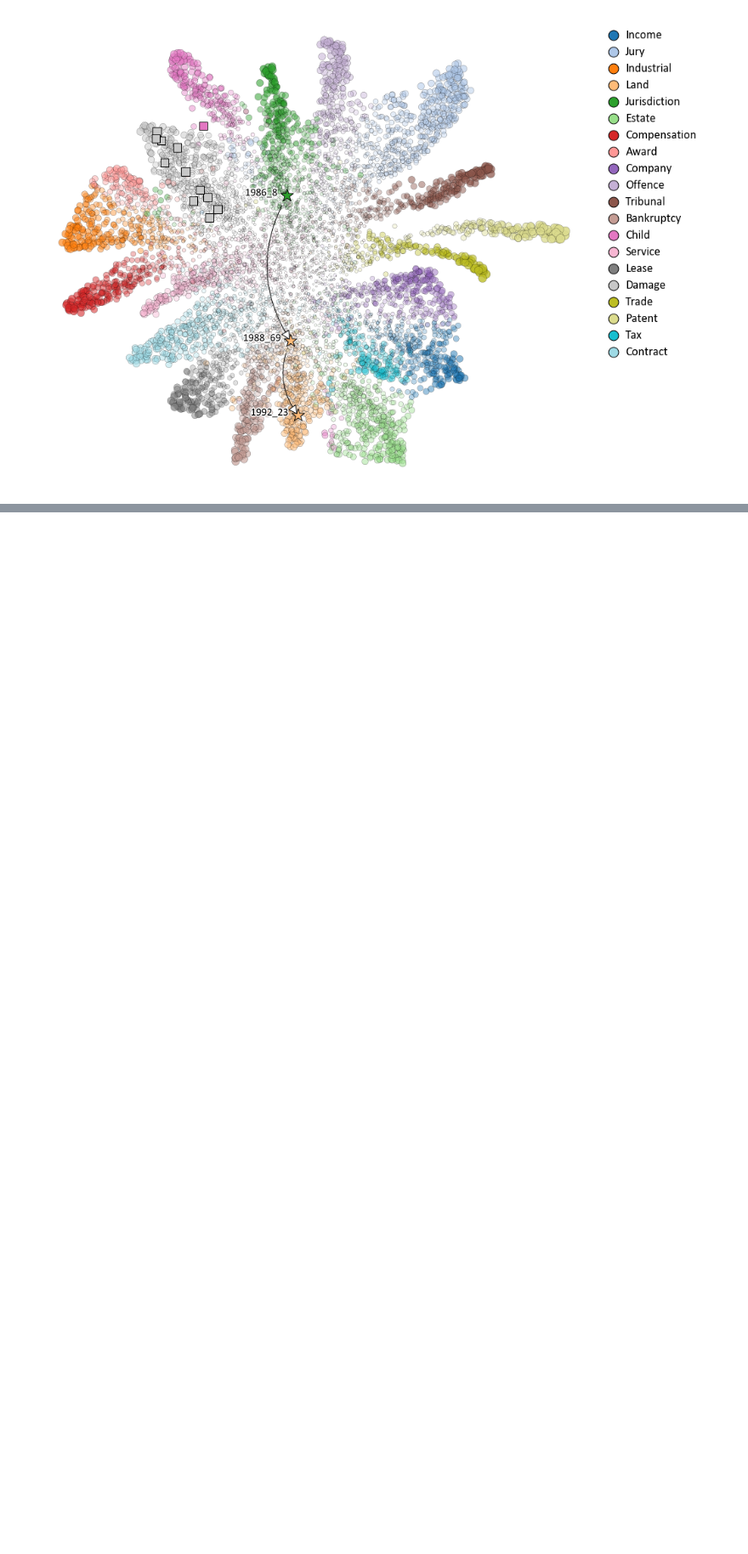
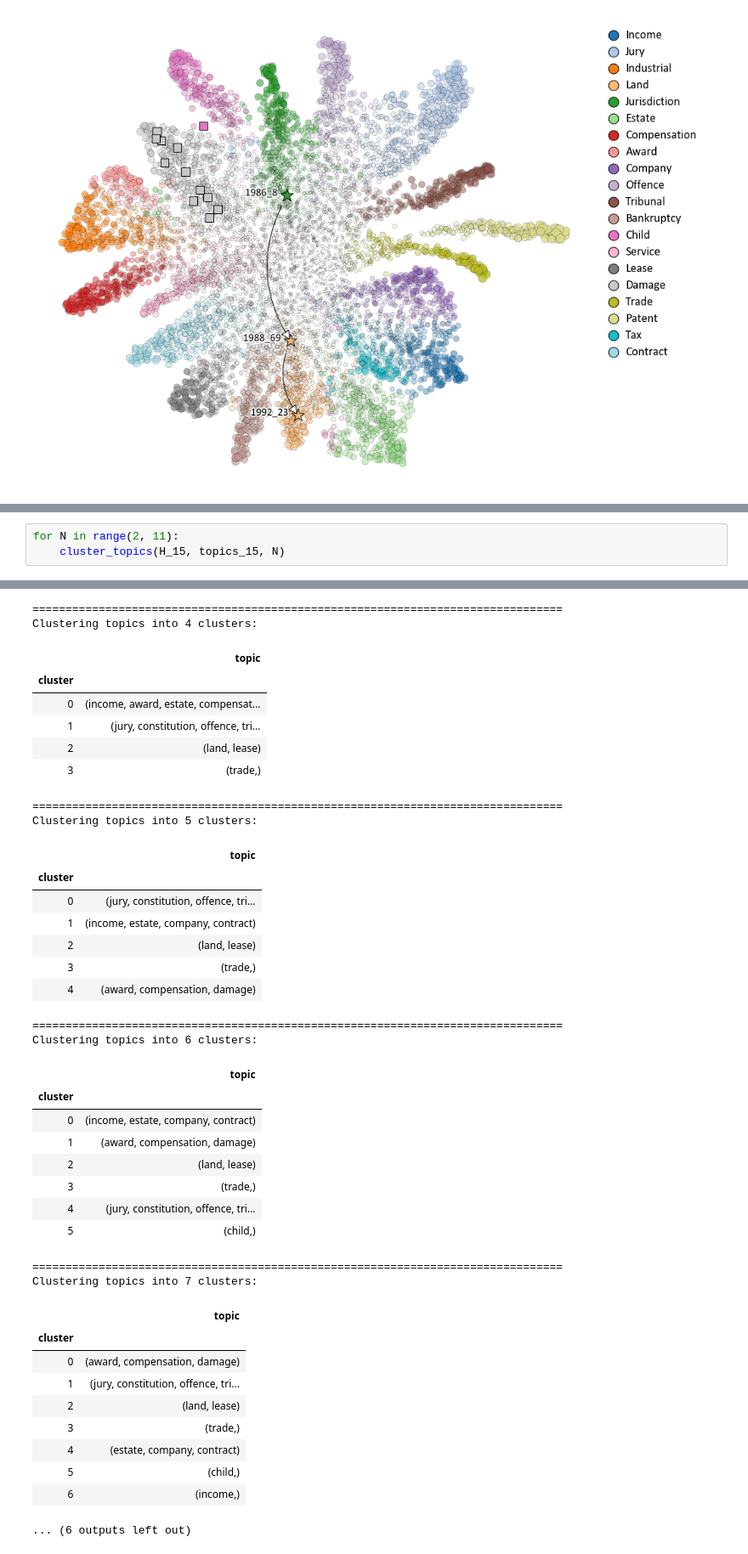
Before and after one commit to adelr/hca-proximity, a Jupyter notebook: Proximity_and_Neighbourhood.ipynb, the cells around one changed output, grey strips where cells are left out. Shown at 85% size. Saved outputs shown, nothing was run; the diff lists cells and outputs as text; blank space fills up the shorter version.

```diff
--- a/Proximity_and_Neighbourhood.ipynb
+++ b/Proximity_and_Neighbourhood.ipynb
@@ -1053,0 +1085,4 @@ fig8 = plot_embedding(model_20, Wproj_20, topics_20)
+# %%
+for N in range(2, 11):
+    cluster_topics(H_15, topics_15, N)
+# %% [output]
@@ -1053,0 +1102,39 @@ fig8 = plot_embedding(model_20, Wproj_20, topics_20)
+================================================================================
+Clustering topics into 4 clusters:
+|  | topic |
+| cluster |  |
+| 0 | (income, award, estate, compensat... |
+| 1 | (jury, constitution, offence, tri... |
+| 2 | (land, lease) |
+| 3 | (trade,) |
+================================================================================
+Clustering topics into 5 clusters:
+|  | topic |
+| cluster |  |
+| 0 | (jury, constitution, offence, tri... |
+| 1 | (income, estate, company, contract) |
+| 2 | (land, lease) |
+| 3 | (trade,) |
+| 4 | (award, compensation, damage) |
+================================================================================
+Clustering topics into 6 clusters:
+|  | topic |
+| cluster |  |
+| 0 | (income, estate, company, contract) |
+| 1 | (award, compensation, damage) |
+| 2 | (land, lease) |
+| 3 | (trade,) |
+| 4 | (jury, constitution, offence, tri... |
+| 5 | (child,) |
+================================================================================
+Clustering topics into 7 clusters:
+|  | topic |
+| cluster |  |
+| 0 | (award, compensation, damage) |
+| 1 | (jury, constitution, offence, tri... |
+| 2 | (land, lease) |
+| 3 | (trade,) |
+| 4 | (estate, company, contract) |
+| 5 | (child,) |
+| 6 | (income,) |
+... (6 outputs left out)
```
Also changed, not shown: parts of 6 cells of this notebook, 3 other files.
